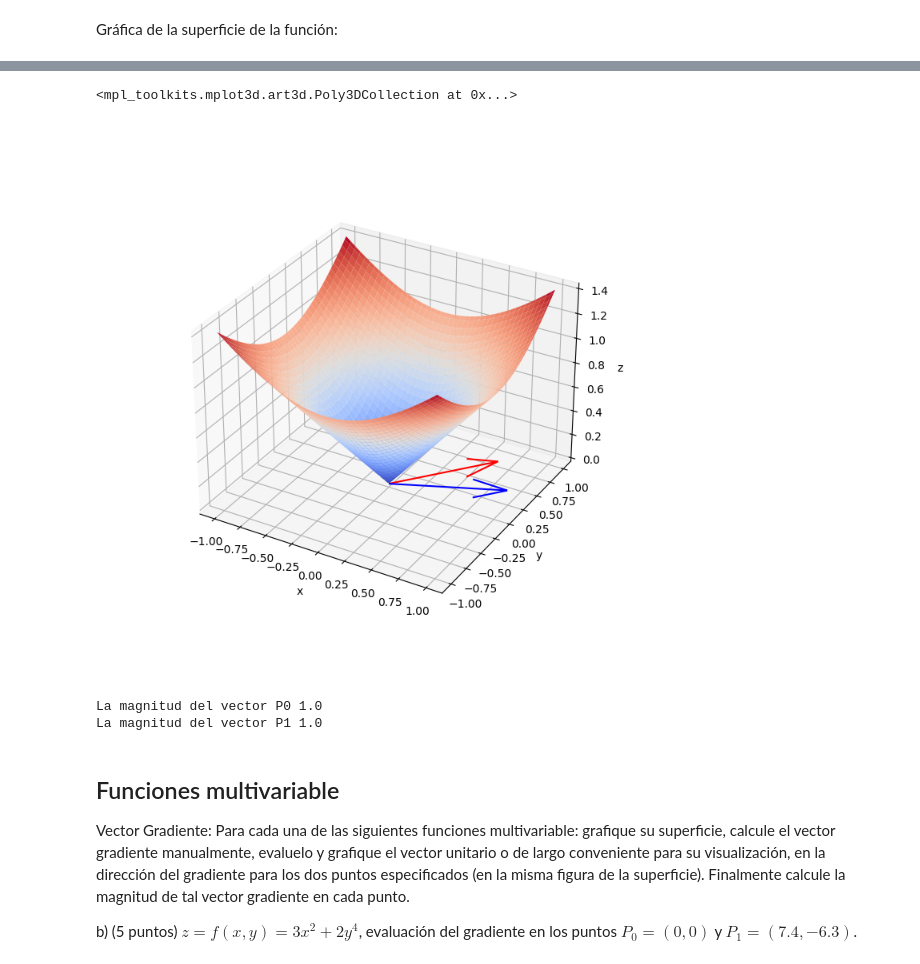
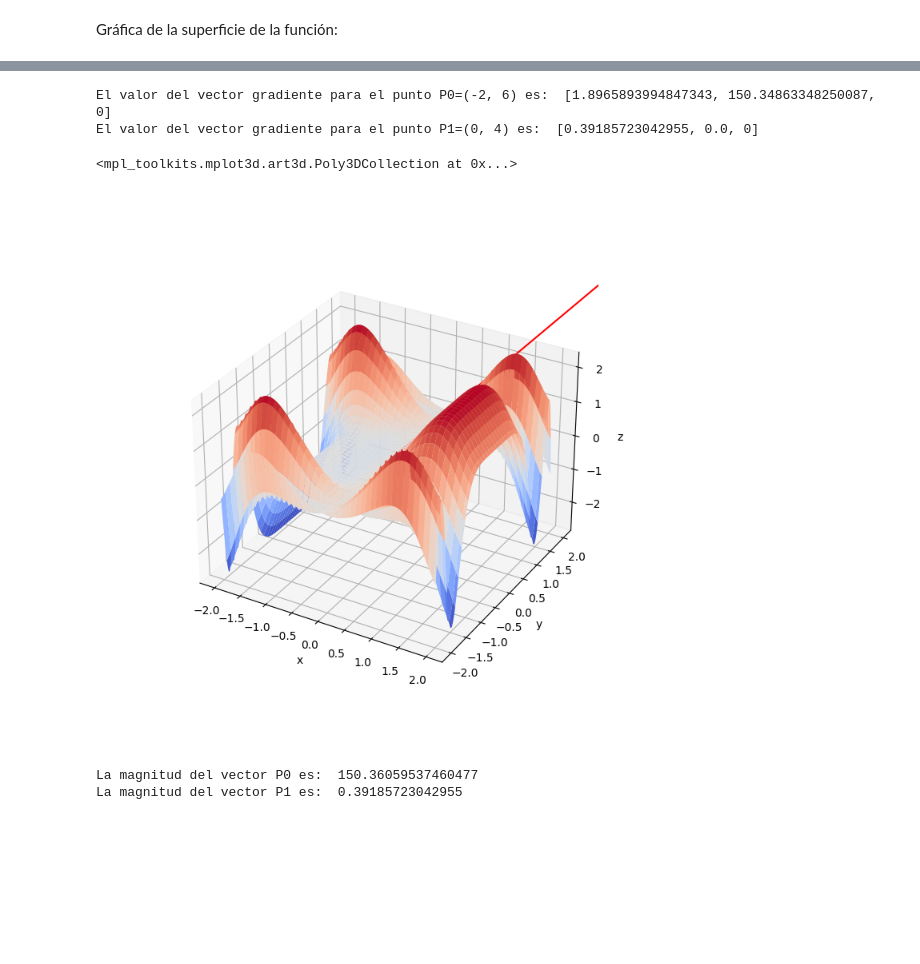
Before and after one commit to LD9797/Deep-Learning-Ground, a Jupyter notebook: Funciones Multivariable.ipynb, the cells around one changed output, grey strips where cells are left out. Saved outputs shown, nothing was run; the diff lists cells and outputs as text; code cells hidden in the pictures; blank space fills up the shorter version.

```diff
--- a/Funciones Multivariable.ipynb
+++ b/Funciones Multivariable.ipynb
@@ -16,8 +97,8 @@ a) (5 puntos) $f\left(x,y\right)=\sqrt{x^{2}+y^{2}}$, evaluación del gradiente
 Gráfica de la superficie de la función:
 # %%
 #Función multivariable original
-def funcion_z(x, y):
-    return np.sqrt(x**2 + y**2)
+def funcion_z(X, Y):
+    return np.sqrt(X**2 + Y**2)
 
 #Calculo del Vector Gradiente (Derivadas parciales)
 def dx(X,Y):
@@ -36,6 +117,6 @@ P1=[5.2,2.3]
 vector_p0=vector_gradiente(P0[0],P0[1])
 vector_p1=vector_gradiente(P1[0],P1[1])
 
-print(vector_p0)
-print(vector_p1)
+print("El valor del vector gradiente para el punto P0=(5.2, 6.4) es: ", vector_p0)
+print("El valor del vector gradiente para el punto P1=(5.2, 2.3) es: ", vector_p1)
 # %% [output]
@@ -44,39 +314,61 @@ print(vector_p1)
+# %%
+#Función multivariable original
+def funcion_z(X, Y):
+    return np.sin(X**2) + (X*np.cos(Y**3))
+
+#Calculo del Vector Gradiente (Derivadas parciales)
+def dx(X,Y):
+    return 2*X*np.cos(X**2)+np.cos(Y**3)
+
+def dy(X,Y):
+    return -3*X*(Y**2)*np.sin(Y**3)
+
+def vector_gradiente(X,Y):
+    return [dx(X,Y),dy(X,Y),0]
+
+
+P0=[-2,6]
+P1=[0,4]
+
+vector_p0=vector_gradiente(P0[0],P0[1])
+vector_p1=vector_gradiente(P1[0],P1[1])
+
+print("El valor del vector gradiente para el punto P0=(-2, 6) es: ", vector_p0)
+print("El valor del vector gradiente para el punto P1=(0, 4) es: ", vector_p1)
+# %% [output]
+El valor del vector gradiente para el punto P0=(-2, 6) es:  [1.8965893994847343, 150.34863348250087, 0]
+El valor del vector gradiente para el punto P1=(0, 4) es:  [0.39185723042955, 0.0, 0]
 # %%
 #Inicia el plot
 N=256
+arrange=[-2,2]
 
-x_values=np.linspace(-1,1,N)
-y_values=np.linspace(-1,1,N)
+x_values=torch.linspace(arrange[0],arrange[1],steps=N)
+y_values=torch.linspace(arrange[0],arrange[1],steps=N)
 
 X, Y = np.meshgrid(x_values,y_values)
 Z = funcion_z(X,Y)
 
 fig=plt.figure(figsize=(7,7))
 
 ax = plt.axes(projection='3d')
-plt.style.context('Solarize_Light2')
 
 ax.set_xlabel('x')
 ax.set_ylabel('y')
 ax.set_zlabel('z')
 
 origin=[0,0,0]
 ax.quiver(origin[0], origin[1], origin[2], vector_p0[0],vector_p0[1],vector_p0[2], color='r')
 ax.quiver(origin[0], origin[1], origin[2], vector_p1[0],vector_p1[1],vector_p1[2], color='b')
 
 ax.plot_surface(X,Y,Z,cmap=cm.coolwarm,linewidth=10,antialiased=True)
 # %% [output]
 <mpl_toolkits.mplot3d.art3d.Poly3DCollection at 0x...>
-[figure, old version]
+[figure, new version]
 # %%
 #Magnitud de los vectores:
-print("La magnitud del vector P0", np.linalg.norm(vector_p0))
-print("La magnitud del vector P1", np.linalg.norm(vector_p1))
+print("La magnitud del vector P0 es: ", np.linalg.norm(vector_p0))
+print("La magnitud del vector P1 es: ", np.linalg.norm(vector_p1))
 # %% [output]
-La magnitud del vector P0 1.0
-La magnitud del vector P1 1.0
+La magnitud del vector P0 es:  150.36059537460477
+La magnitud del vector P1 es:  0.39185723042955
-# %% [markdown]
-## Funciones multivariable
-Vector Gradiente: Para cada una de las siguientes funciones multivariable: grafique su superficie, calcule el vector gradiente manualmente, evaluelo y grafique el vector unitario o de largo conveniente para su visualización, en la dirección del gradiente para los dos puntos especificados (en la misma figura de la superficie). Finalmente calcule la magnitud de tal vector gradiente en cada punto.
-
-b) (5 puntos) $z=f\left(x,y\right)=3x^{2}+2y^{4}$, evaluación del gradiente en los puntos $P_{0}=\left(0,0\right)$ y $P_{1}=\left(7.4,-6.3\right)$.
```
Also changed, not shown: parts of 19 cells of this notebook.
